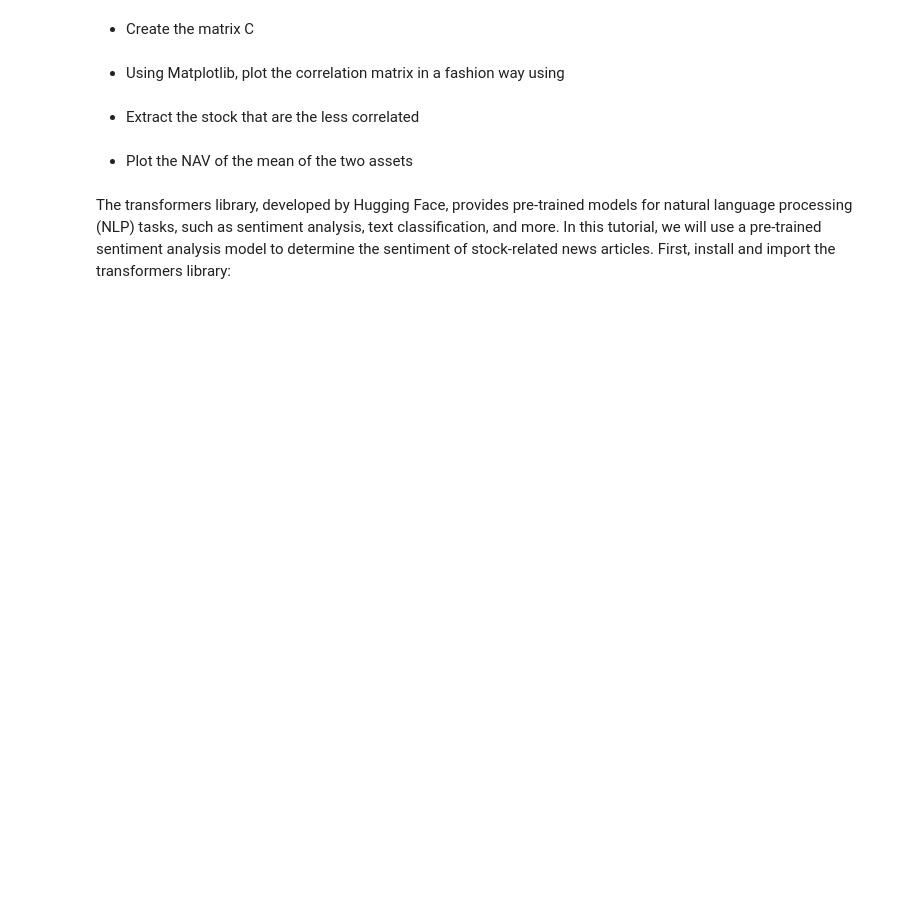
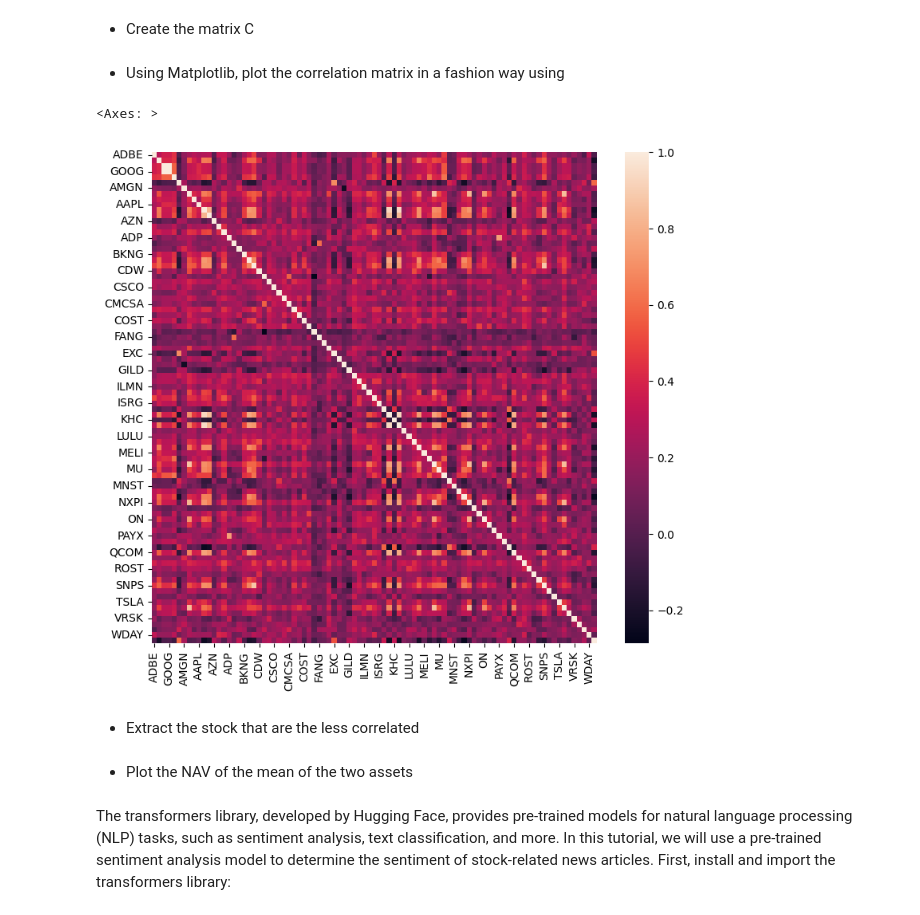
Before and after one commit to Jandsy/introduction_python_dauphine, a Jupyter notebook: Section_4/Partial_Solution_Strategy_and_LLM.ipynb, the cells around one changed output. Saved outputs shown, nothing was run; the diff lists cells and outputs as text; code cells hidden in the pictures; blank space fills up the shorter version.

```diff
--- a/Section_4/Partial_Solution_Strategy_and_LLM.ipynb
+++ b/Section_4/Partial_Solution_Strategy_and_LLM.ipynb
@@ -318,0 +364,4 @@ where $Z^T$ is the transpose of matrix $Z$.
+# %%
+## Insert your code here
+
+Z = (df_filtered_new['2023-09-18':'2024-09-19'] - df_filtered_new['2023-09-18':'2024-09-19'].mean())/df_filtered_new['2023-09-18':'2024-09-19'].std()
@@ -327,3 +411,12 @@ where $Z^T$ is the transpose of matrix $Z$.
+# %%
+## Insert your code here
+
+import matplotlib.pyplot as plt
+plt.figure(figsize = (9,8))
+sns.heatmap(Z.corr())
+# %% [output]
+<Axes: >
+[figure, added]
 # %% [markdown]
 - Extract the stock that are the less correlated
 # %%
```
Also changed, not shown: parts of 25 cells of this notebook.
